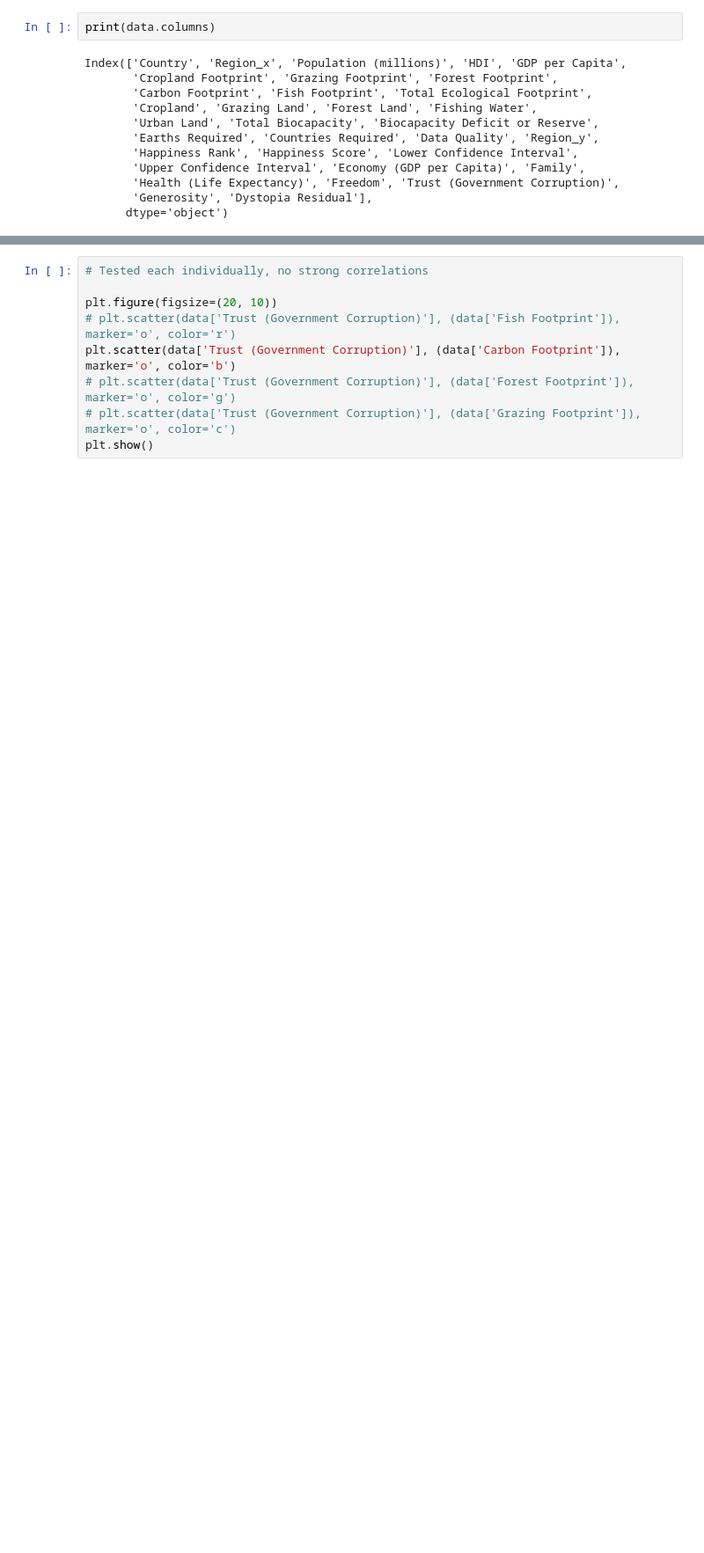
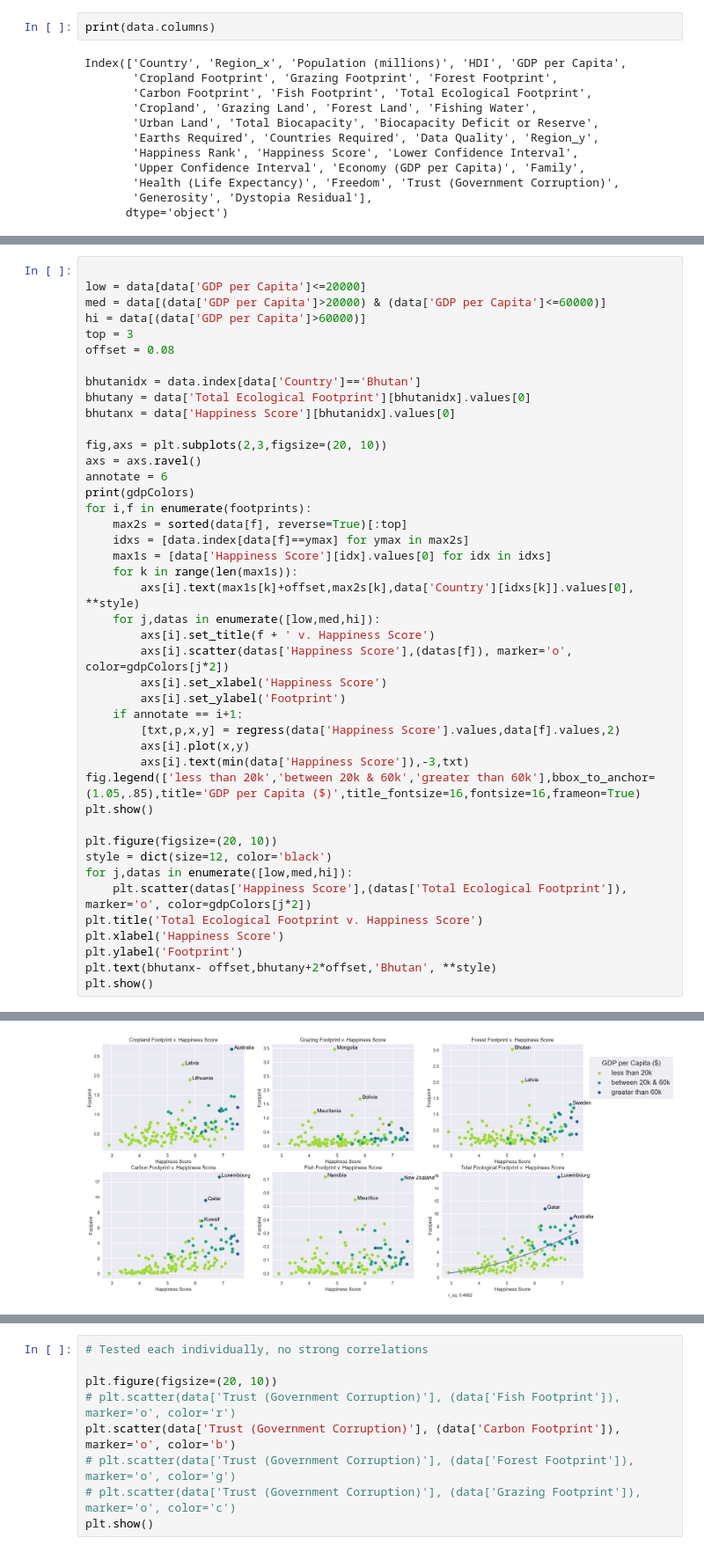
Before and after one commit to roumenguha/ECE143-Final-Project, a Jupyter notebook: Visualization_Mia.ipynb, the cells around one changed output, grey strips where cells are left out. Shown at 88% size. Drawn from its saved outputs; the diff is of its cells as text; blank space fills up the shorter version.

```diff
--- a/Visualization_Mia.ipynb
+++ b/Visualization_Mia.ipynb
@@ -64,0 +94,44 @@ def polyfit(x, y, degree):
+# %%
+
+low = data[data['GDP per Capita']<=20000]
+med = data[(data['GDP per Capita']>20000) & (data['GDP per Capita']<=60000)]
+hi = data[(data['GDP per Capita']>60000)]
+top = 3
+offset = 0.08
+
+bhutanidx = data.index[data['Country']=='Bhutan']
+bhutany = data['Total Ecological Footprint'][bhutanidx].values[0]
+bhutanx = data['Happiness Score'][bhutanidx].values[0]
+
+fig,axs = plt.subplots(2,3,figsize=(20, 10))
+axs = axs.ravel()
+annotate = 6
+print(gdpColors)
+for i,f in enumerate(footprints):
+    max2s = sorted(data[f], reverse=True)[:top]
+    idxs = [data.index[data[f]==ymax] for ymax in max2s]
+    max1s = [data['Happiness Score'][idx].values[0] for idx in idxs]
+    for k in range(len(max1s)):
+        axs[i].text(max1s[k]+offset,max2s[k],data['Country'][idxs[k]].values[0], **style)
+    for j,datas in enumerate([low,med,hi]):
+        axs[i].set_title(f + ' v. Happiness Score')
+        axs[i].scatter(datas['Happiness Score'],(datas[f]), marker='o', color=gdpColors[j*2])
+        axs[i].set_xlabel('Happiness Score')
+        axs[i].set_ylabel('Footprint')
+    if annotate == i+1:
+        [txt,p,x,y] = regress(data['Happiness Score'].values,data[f].values,2)
+        axs[i].plot(x,y)
+        axs[i].text(min(data['Happiness Score']),-3,txt)
+fig.legend(['less than 20k','between 20k & 60k','greater than 60k'],bbox_to_anchor=(1.05,.85),title='GDP per Capita ($)',title_fontsize=16,fontsize=16,frameon=True)
+plt.show()
+
+plt.figure(figsize=(20, 10))
+style = dict(size=12, color='black')
+for j,datas in enumerate([low,med,hi]):
+    plt.scatter(datas['Happiness Score'],(datas['Total Ecological Footprint']), marker='o', color=gdpColors[j*2])
+plt.title('Total Ecological Footprint v. Happiness Score')
+plt.xlabel('Happiness Score')
+plt.ylabel('Footprint')
+plt.text(bhutanx- offset,bhutany+2*offset,'Bhutan', **style)
+plt.show()
+# %% [output]
@@ -64,0 +139 @@ def polyfit(x, y, degree):
+[figure, added]
```
Also changed, not shown: parts of 13 cells of this notebook.
